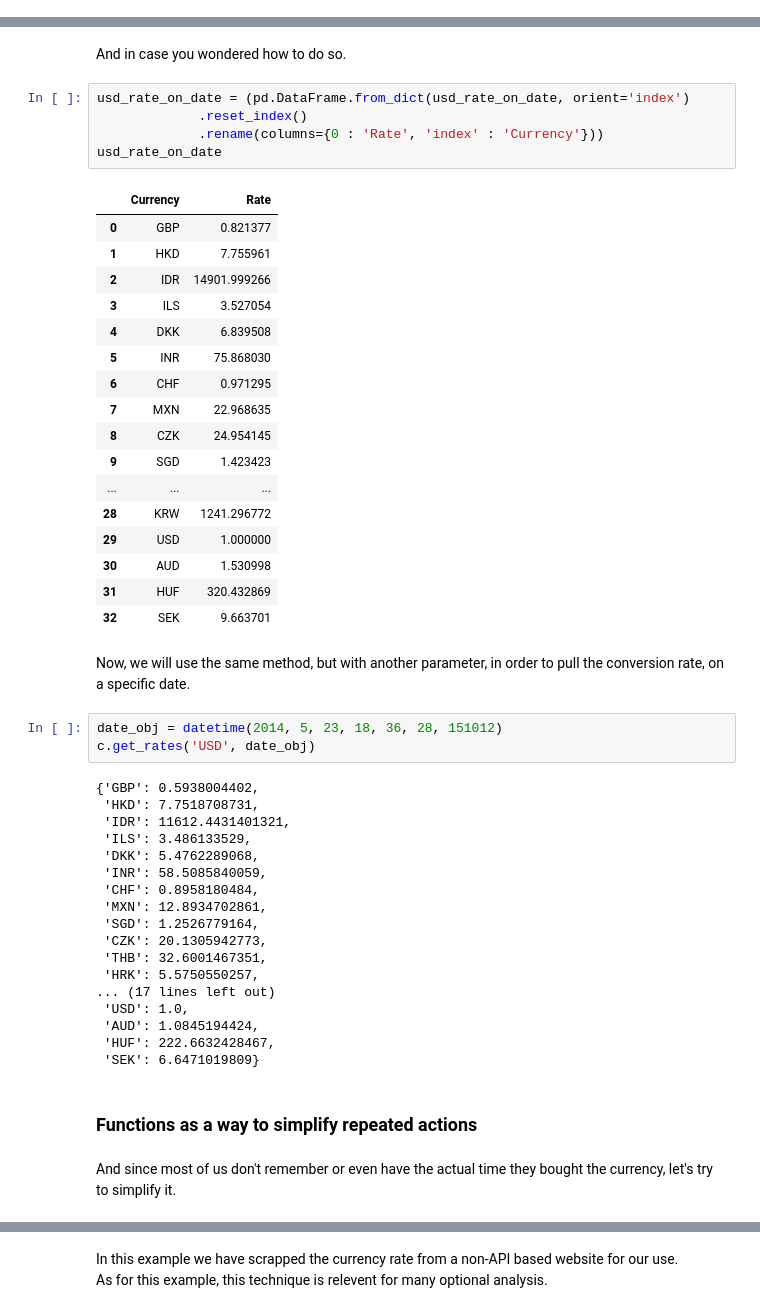
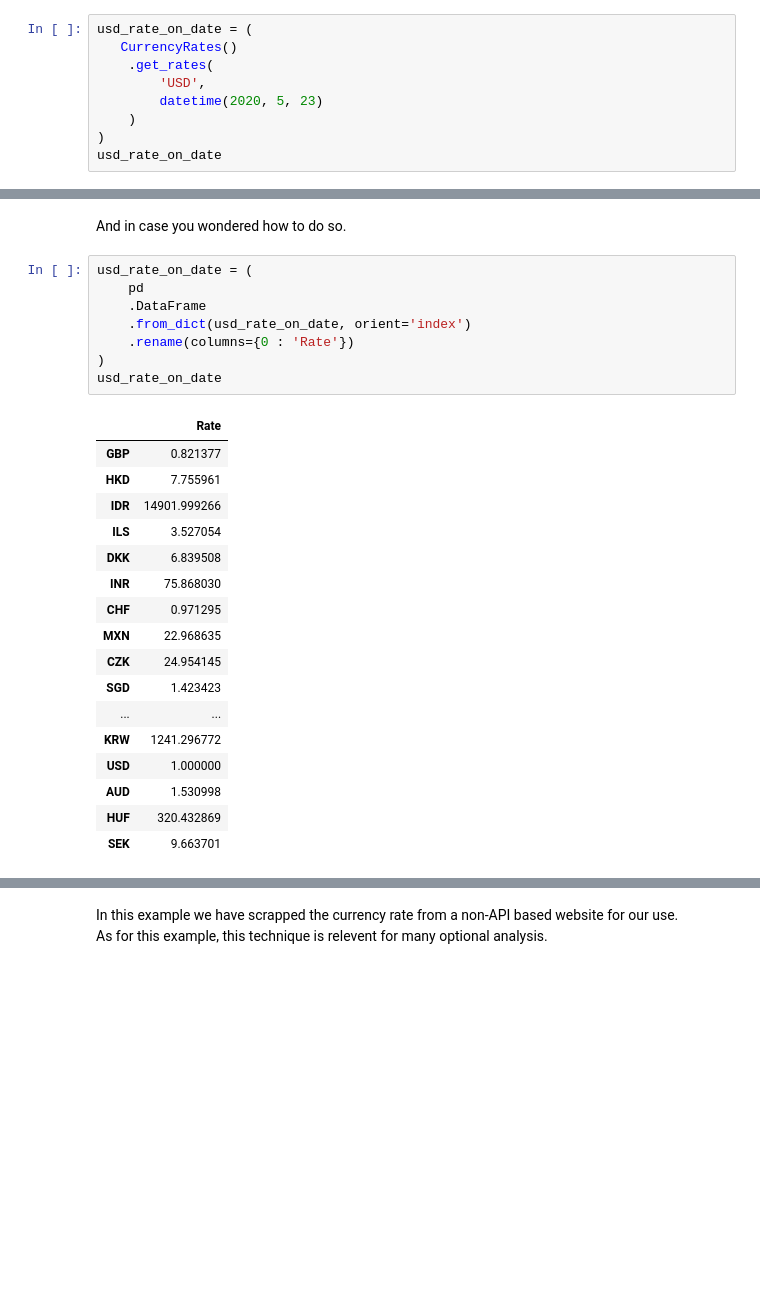
Before and after one commit to aiola-lab/from-excel-to-pandas, a Jupyter notebook: _sources/notebooks/08.02_Currency_analysis.ipynb, the cells around one changed output, grey strips where cells are left out. Saved outputs shown, nothing was run; the diff lists cells and outputs as text; blank space fills up the shorter version.

```diff
--- a/_sources/notebooks/08.02_Currency_analysis.ipynb
+++ b/_sources/notebooks/08.02_Currency_analysis.ipynb
@@ -90,0 +99,9 @@ usd_rate_on_date
+# %%
+usd_rate_on_date = (
+   CurrencyRates()
+    .get_rates(
+        'USD',
+        datetime(2020, 5, 23)
+    )
+)
+usd_rate_on_date
@@ -95,52 +130,28 @@ Now, try to use the functions showed prior in order to convert it into a datafra
 # %% [markdown]
 And in case you wondered how to do so.
 # %%
-usd_rate_on_date = (pd.DataFrame.from_dict(usd_rate_on_date, orient='index')
-             .reset_index()
-             .rename(columns={0 : 'Rate', 'index' : 'Currency'}))
+usd_rate_on_date = (
+    pd
+    .DataFrame
+    .from_dict(usd_rate_on_date, orient='index')
+    .rename(columns={0 : 'Rate'})
+)
 usd_rate_on_date
 # %% [output]
-|  | Currency | Rate |
-| 0 | GBP | 0.821377 |
-| 1 | HKD | 7.755961 |
-| 2 | IDR | 14901.999266 |
-| 3 | ILS | 3.527054 |
-| 4 | DKK | 6.839508 |
-| 5 | INR | 75.868030 |
-| 6 | CHF | 0.971295 |
-| 7 | MXN | 22.968635 |
-| 8 | CZK | 24.954145 |
-| 9 | SGD | 1.423423 |
-| ... | ... | ... |
-| 28 | KRW | 1241.296772 |
-| 29 | USD | 1.000000 |
-| 30 | AUD | 1.530998 |
-| 31 | HUF | 320.432869 |
-| 32 | SEK | 9.663701 |
+|  | Rate |
+| GBP | 0.821377 |
+| HKD | 7.755961 |
+| IDR | 14901.999266 |
+| ILS | 3.527054 |
+| DKK | 6.839508 |
+| INR | 75.868030 |
+| CHF | 0.971295 |
+| MXN | 22.968635 |
+| CZK | 24.954145 |
+| SGD | 1.423423 |
+| ... | ... |
+| KRW | 1241.296772 |
+| USD | 1.000000 |
+| AUD | 1.530998 |
+| HUF | 320.432869 |
+| SEK | 9.663701 |
-# %% [markdown]
-Now, we will use the same method, but with another parameter, in order to pull the conversion rate, on a specific date.
-# %%
-date_obj = datetime(2014, 5, 23, 18, 36, 28, 151012)
-c.get_rates('USD', date_obj)
-# %% [output]
-{'GBP': 0.5938004402,
- 'HKD': 7.7518708731,
- 'IDR': 11612.4431401321,
- 'ILS': 3.486133529,
- 'DKK': 5.4762289068,
- 'INR': 58.5085840059,
- 'CHF': 0.8958180484,
- 'MXN': 12.8934702861,
- 'SGD': 1.2526779164,
- 'CZK': 20.1305942773,
- 'THB': 32.6001467351,
- 'HRK': 5.5750550257,
-... (17 lines left out)
- 'USD': 1.0,
- 'AUD': 1.0845194424,
- 'HUF': 222.6632428467,
- 'SEK': 6.6471019809}
-# %% [markdown]
-### Functions as a way to simplify repeated actions
-# %% [markdown]
-And since most of us don't remember or even have the actual time they bought the currency, let's try to simplify it.
```
Also changed, not shown: parts of 70 cells of this notebook, 10 other files.
